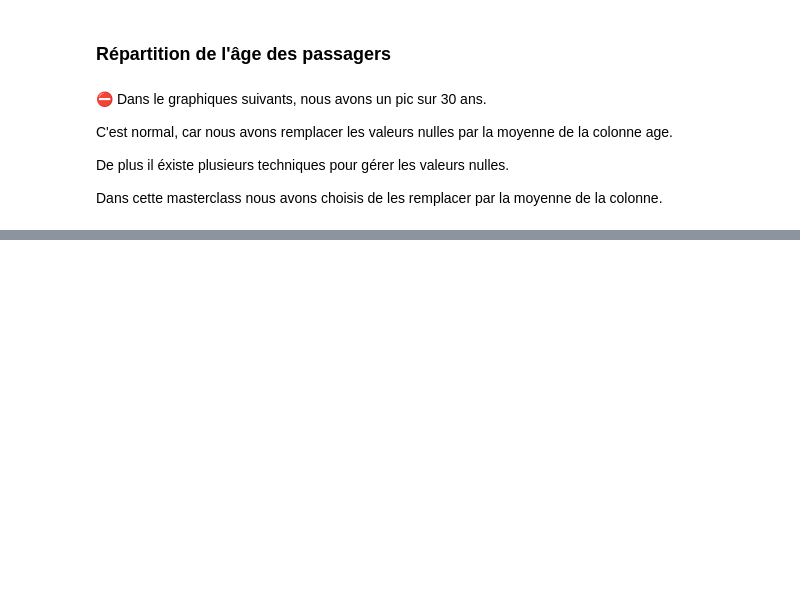
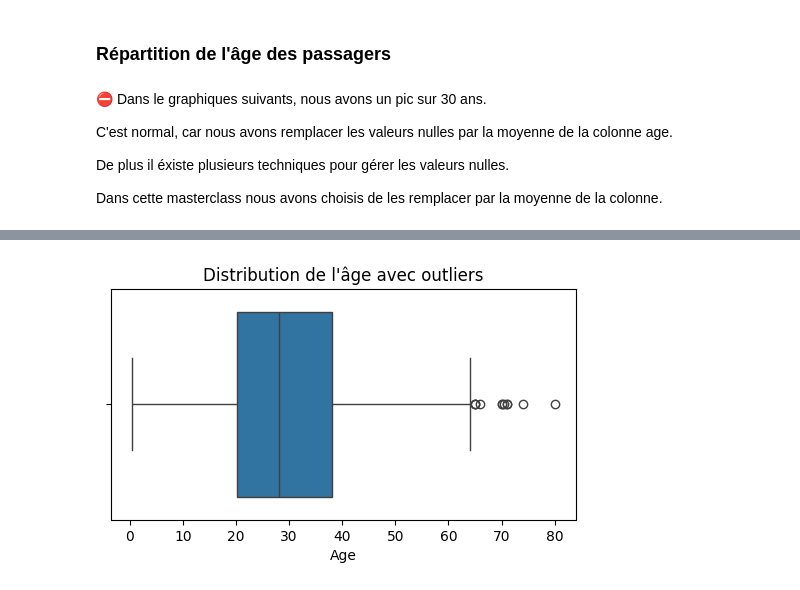
Before and after one commit to logan974/DataCupChallengeLoganFork, a Jupyter notebook: MasterClass_2/Cours2.ipynb, the cells around one changed output, grey strips where cells are left out. Saved outputs shown, nothing was run; the diff lists cells and outputs as text; code cells hidden in the pictures; blank space fills up the shorter version.

```diff
--- a/MasterClass_2/Cours2.ipynb
+++ b/MasterClass_2/Cours2.ipynb
@@ -736,0 +891,8 @@ plt.show()
+# %%
+
+plt.figure(figsize=(6, 3))
+sns.boxplot(x=df_titanic['Age'])
+plt.title("Distribution de l'âge avec outliers")
+plt.show()
+# %% [output]
+[figure, added]
```
Also changed, not shown: parts of 31 cells of this notebook, 3 other files.
